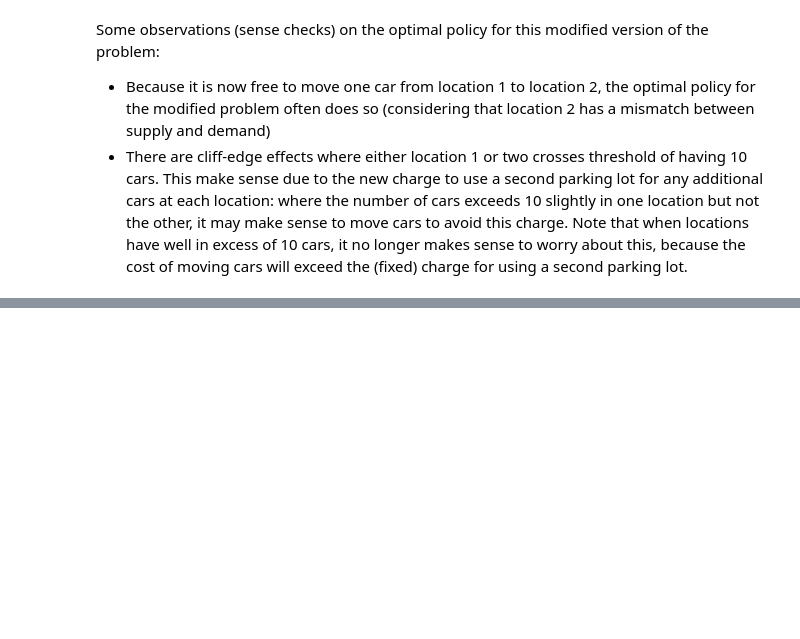
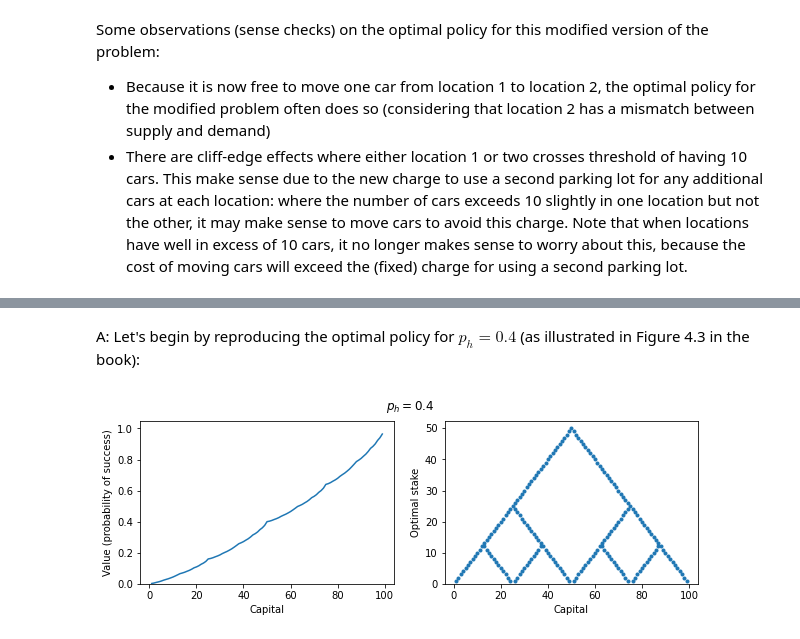
Before and after one commit to Sen-R/sutton-barto, a Jupyter notebook: notebooks/ch04-dynamic-programming.ipynb, the cells around one changed output, grey strips where cells are left out. Drawn from its saved outputs; the diff is of its cells as text; code cells hidden in the pictures; blank space fills up the shorter version.

```diff
--- a/notebooks/ch04-dynamic-programming.ipynb
+++ b/notebooks/ch04-dynamic-programming.ipynb
@@ -302,0 +310,46 @@ Some observations (sense checks) on the optimal policy for this modified version
+# %% [markdown]
+A: Let's begin by reproducing the optimal policy for $p_h = 0.4$ (as illustrated in Figure 4.3 in the book):
+# %%
+import matplotlib.pyplot as plt
+from dp import StateValueFunction
+from dp.solve import value_iteration
+from dp.gamblersproblem import GamblersProblem
+
+def solve_and_visualise_gamblers_problem(
+    goal: int, p_h: int, gamma: float = 1.0,
+) -> plt.Figure:
+    # Set up and solve problem
+    gp = GamblersProblem(goal=goal, p_h=p_h)
+    v = StateValueFunction(gp)
+    value_iteration(v, gamma=gamma, tol=0.00001, maxiter=1000)
+
+    # Display state-values and optimal actions
+    f, (axl, axr) = plt.subplots(1, 2, figsize=(10, 3))
+    v_pairs = [
+        (capital, value)
+        for capital, value in v.to_dict().items()
+        if capital not in {0, 100}
+    ]
+    axl.plot(*zip(*v_pairs))
+    axl.set_ylim([0.0, 1.05])
+    axl.set_xlabel("Capital")
+    axl.set_ylabel("Value (probability of success)")
+    optimal_actions = v.optimal_actions_map(gamma=gamma)
+    capital_stake_pairs = [
+        (capital, stake)
+        for capital, stakes in optimal_actions.items() for stake in stakes
+        if capital not in {0, 100}
+    ]
+    axr.plot(
+        *zip(*capital_stake_pairs),
+        ".",
+    )
+    axr.set_ylim([0, None])
+    axr.set_xlabel("Capital")
+    axr.set_ylabel("Optimal stake")
+    f.suptitle(f"$p_h={p_h}$")
+    return v, f
+
+solve_and_visualise_gamblers_problem(goal=100, p_h=0.4);
+# %% [output]
+[figure, added]
```
Also changed, not shown: parts of 9 cells of this notebook.
